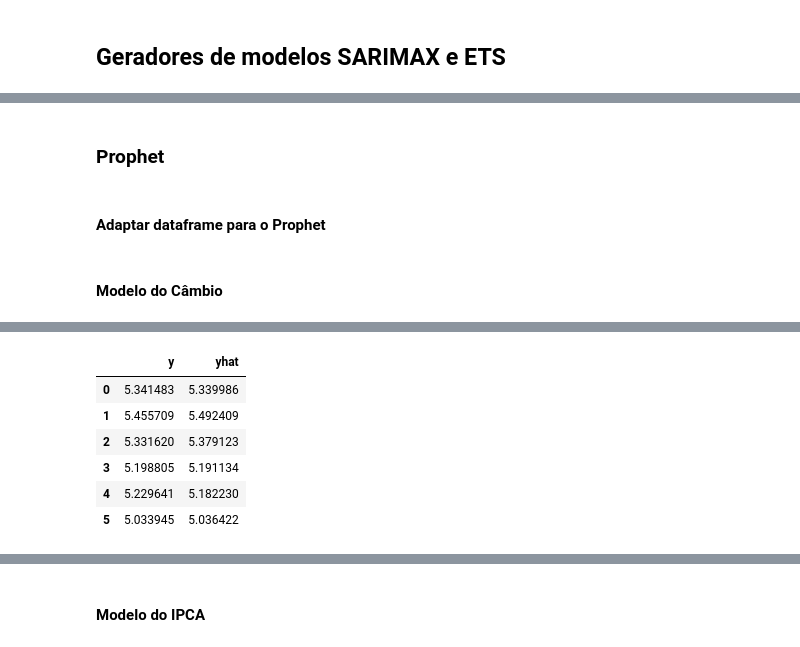
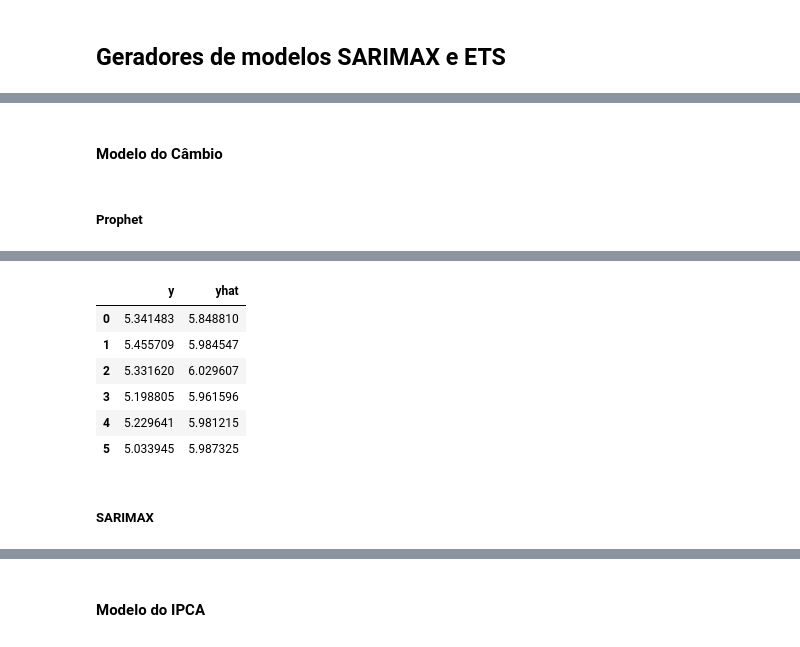
Before and after one commit to vitorrdrgs/trabalho_icd, a Jupyter notebook: models.ipynb, the cells around one changed output, grey strips where cells are left out. Cells and saved outputs as stored; diff of their text form; code cells hidden in the pictures.

```diff
--- a/models.ipynb
+++ b/models.ipynb
@@ -16,3 +22,12 @@ import optuna
+# %%
+horizonte_previsao = 3
+tamanho_teste = 6
+n_trials = 3
+metrica_erro = 'mae'
+tolerancia_fipe = 200
+tolerancia_exog = 0.01
+
+skus_teste = [0, 1, 2, 3, 4]
 # %% [markdown]
 ## Leitura da base de dados
 # %%
@@ -62,4 +77,6 @@ df_ex.index = df_ex['date']
 df_fipe = df_fipe.drop(columns=['Unnamed: 0'])
 # %%
 df_fipe['reference_date'] = pd.to_datetime(df_fipe['reference_date'], format='ISO8601')
+
+df_fipe['sku'] = df_fipe.groupby(['brand_name', 'model_name', 'fuel_name', 'year']).ngroup()
 # %%
@@ -245,4 +175,0 @@ pd.concat([forecast, test['brl_price']], axis=1)
-# %% [markdown]
-### Prophet
-# %% [markdown]
-#### Adaptar dataframe para o Prophet
@@ -271,16 +176,18 @@ df_test_prophet = df_test_prophet.reset_index(drop=True)
 # %% [markdown]
 #### Modelo do Câmbio
+# %% [markdown]
+##### Prophet
 # %%
 df_train_exchange = df_train_prophet[['ds', 'exchange_rate']].rename(columns={'exchange_rate': 'y'})
 df_test_exchange = df_test_prophet[['ds', 'exchange_rate']].rename(columns={'exchange_rate': 'y'})
 
-model_exchange, info_exchange, best_value_exchange = generate_prophet_model(
+model_exchange, info_exchange_prophet, best_value_exchange_prophet = generate_prophet_model(
     df_train_exchange,
     df_test_exchange,
     [],
-    100,
-    'mae',
-    0.01
+    n_trials,
+    metrica_erro,
+    tolerancia_exog
 )
 
 model_exchange.fit(
@@ -313,7 +208,9 @@ pd.concat([df_test_exchange['y'], forecast_exchange['yhat']], axis=1)
 |  | y | yhat |
-| 0 | 5.341483 | 5.339986 |
-| 1 | 5.455709 | 5.492409 |
-| 2 | 5.331620 | 5.379123 |
-| 3 | 5.198805 | 5.191134 |
-| 4 | 5.229641 | 5.182230 |
-| 5 | 5.033945 | 5.036422 |
+| 0 | 5.341483 | 5.848810 |
+| 1 | 5.455709 | 5.984547 |
+| 2 | 5.331620 | 6.029607 |
+| 3 | 5.198805 | 5.961596 |
+| 4 | 5.229641 | 5.981215 |
+| 5 | 5.033945 | 5.987325 |
+# %% [markdown]
+##### SARIMAX
```
Also changed, not shown: parts of 42 cells of this notebook, 1 other file.
